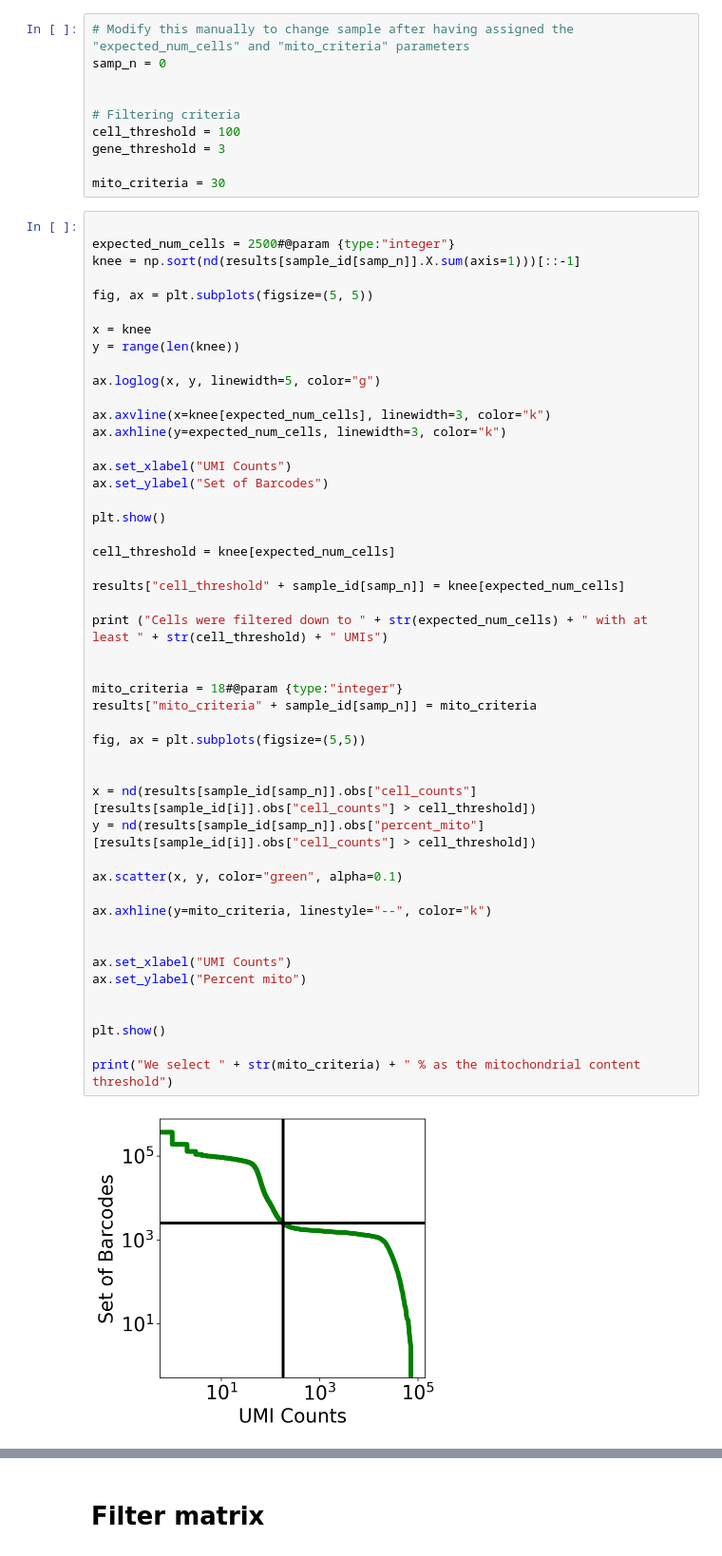
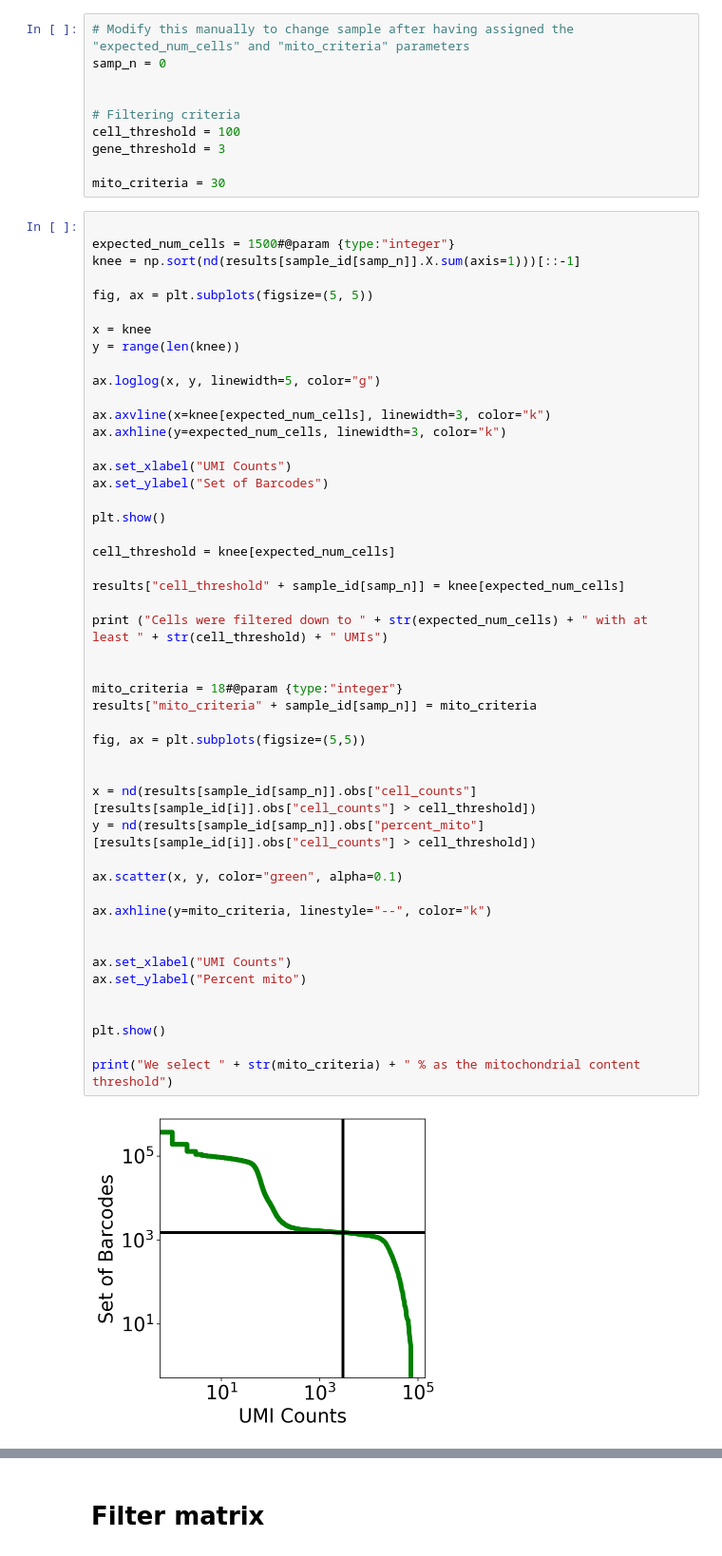
Before and after one commit to agalvezm/ACE2_scRNAseq, a Jupyter notebook: notebooks_countmatrices/GSE121600_GSM3439915.ipynb, the cells around one changed output, grey strips where cells are left out. Shown at 95% size. Cells and saved outputs as stored; diff of their text form.

```diff
--- a/notebooks_countmatrices/GSE121600_GSM3439915.ipynb
+++ b/notebooks_countmatrices/GSE121600_GSM3439915.ipynb
@@ -375,7 +375,7 @@ gene_threshold = 3
 mito_criteria = 30
 # %%
 
-expected_num_cells = 2500#@param {type:"integer"}
+expected_num_cells = 1500#@param {type:"integer"}
 knee = np.sort(nd(results[sample_id[samp_n]].X.sum(axis=1)))[::-1]
 
 fig, ax = plt.subplots(figsize=(5, 5))
@@ -395,31 +395,31 @@ plt.show()
 
 cell_threshold = knee[expected_num_cells]
 
 results["cell_threshold" + sample_id[samp_n]] = knee[expected_num_cells]
 
 print ("Cells were filtered down to " + str(expected_num_cells) + " with at least " + str(cell_threshold) + " UMIs")
 
 
 mito_criteria = 18#@param {type:"integer"}
 results["mito_criteria" + sample_id[samp_n]] = mito_criteria
 
 fig, ax = plt.subplots(figsize=(5,5))
 
 
 x = nd(results[sample_id[samp_n]].obs["cell_counts"][results[sample_id[i]].obs["cell_counts"] > cell_threshold])
 y = nd(results[sample_id[samp_n]].obs["percent_mito"][results[sample_id[i]].obs["cell_counts"] > cell_threshold])
 
 ax.scatter(x, y, color="green", alpha=0.1)
 
 ax.axhline(y=mito_criteria, linestyle="--", color="k")
 
 
 ax.set_xlabel("UMI Counts")
 ax.set_ylabel("Percent mito")
 
 
 plt.show()
 
 print("We select " + str(mito_criteria) + " % as the mitochondrial content threshold")
 # %% [output]
-[figure, old version]
+[figure, new version]
```
Also changed, not shown: parts of 7 cells of this notebook.
